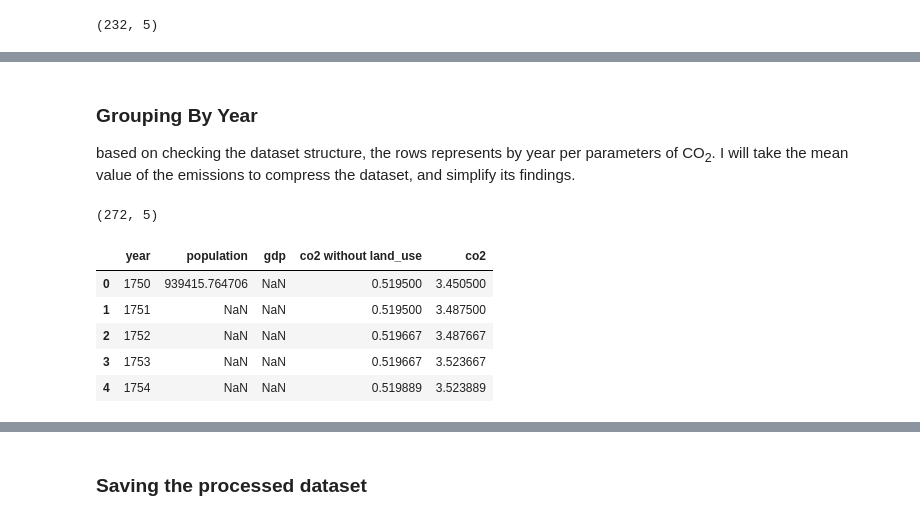
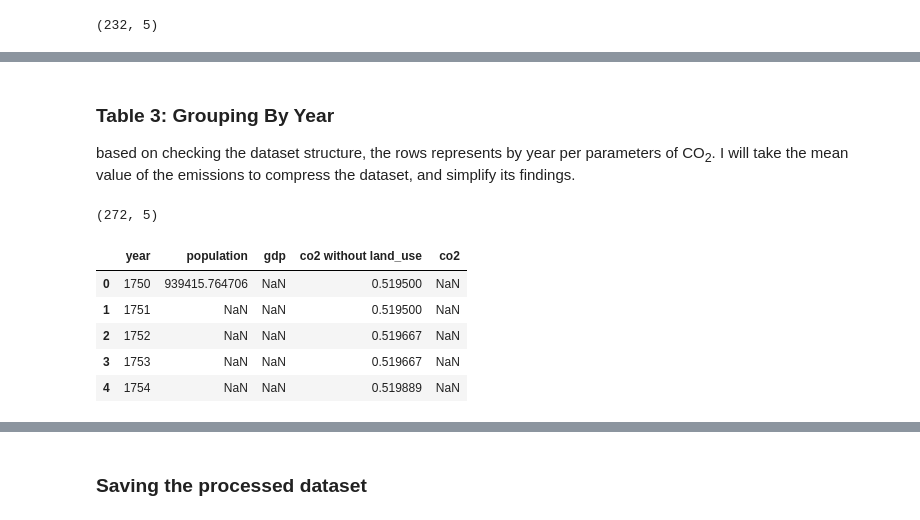
Before and after one commit to bryancastillo10/co2-emissions-analysis, a Jupyter notebook: data-preparation.ipynb, the cells around one changed output, grey strips where cells are left out. Drawn from its saved outputs; the diff is of its cells as text; code cells hidden in the pictures.

```diff
--- a/data-preparation.ipynb
+++ b/data-preparation.ipynb
@@ -122,5 +138,5 @@ df_demo_country.shape
 # %% [markdown]
-<h3> Grouping By Year</h3>
+<h3>Table 3: Grouping By Year</h3>
 <p>based on checking the dataset structure, the rows represents by year per parameters of CO<sub>2</sub>. I will take the mean value of the emissions to compress the dataset, and simplify its findings. </p>
 # %%
 # Set year as index
@@ -138,19 +154,19 @@ df_demo_yr.shape
 # %%
 # Rename co2 column based on the data definition
 df_demo_yr = df_demo_yr.rename(columns={"co2":"co2 without land_use", \
     "index":"id"})
 
 # Include land use change for calculations
 df_demo_yr['co2'] = df_demo_yr['co2 without land_use'] + \
-    demographics_df['land_use_change_co2']
+    df_demo_yr['land_use_change_co2']
 
 # Dropping unnecessary columns
 df_demo_yr = df_demo_yr.drop(['land_use_change_co2'],axis=1).copy()
 df_demo_yr.head()
 # %% [output]
 |  | year | population | gdp | co2 without land_use | co2 |
-| 0 | 1750 | 939415.764706 | NaN | 0.519500 | 3.450500 |
-| 1 | 1751 | NaN | NaN | 0.519500 | 3.487500 |
-| 2 | 1752 | NaN | NaN | 0.519667 | 3.487667 |
-| 3 | 1753 | NaN | NaN | 0.519667 | 3.523667 |
-| 4 | 1754 | NaN | NaN | 0.519889 | 3.523889 |
+| 0 | 1750 | 939415.764706 | NaN | 0.519500 | NaN |
+| 1 | 1751 | NaN | NaN | 0.519500 | NaN |
+| 2 | 1752 | NaN | NaN | 0.519667 | NaN |
+| 3 | 1753 | NaN | NaN | 0.519667 | NaN |
+| 4 | 1754 | NaN | NaN | 0.519889 | NaN |
```
Also changed, not shown: parts of 34 cells of this notebook.
